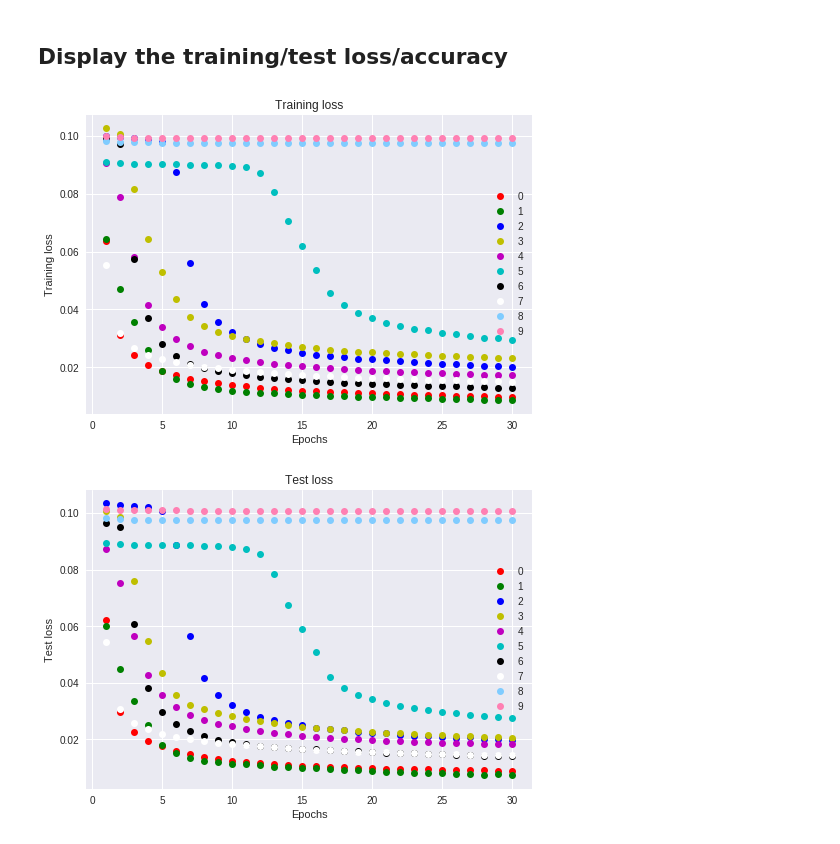
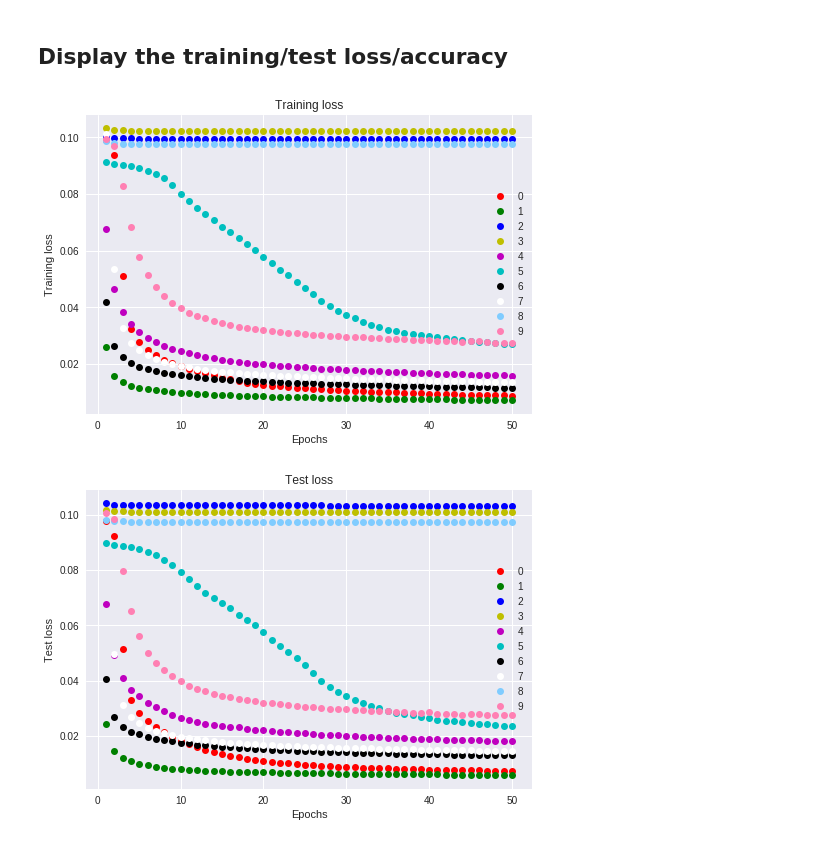
Before and after one commit to algo74/MLCourse, a Jupyter notebook: HW1/hw1_problem1.ipynb, the cells around one changed output. Cells and saved outputs as stored; diff of their text form; code cells hidden in the pictures.

```diff
--- a/HW1/hw1_problem1.ipynb
+++ b/HW1/hw1_problem1.ipynb
@@ -68,7 +67,6 @@ print(X_b.shape[1])
 initial_weights = np.random.randn(X_b.shape[1],10)
 weights=initial_weights
 learning_rate = 0.1
-epoches = 10
 batch_size = 30
 
 # https://gist.github.com/jovianlin/805189d4b19332f8b8a79bbd07e3f598#gistcomment-2756475
@@ -78,6 +76,13 @@ def sigmoid(x, derivative=False):
       return sigm * (1. - sigm)
   return sigm
 
+def calcAccuracy(real, predicted):
+  r = real.argmax(1)
+  p = predicted.argmax(1)
+  return (r == p).sum()/r.shape
+
+def Acc(X, y, W): return calcAccuracy(y, X.dot(W))
+
 def Loss(X, y, W):
   m = X.shape[0]
   z = X.dot(W)
@@ -86,13 +91,9 @@ def Loss(X, y, W):
 
 def gradLoss(m, X, y, W):
   z = X.dot(W)
-#   print('z shape: ', z.shape)
-#   print('X shape: ', X.shape)
-#   print('y shape: ', y.shape)
-#   print('W shape: ', W.shape)
-
   return 2/m * X.T.dot((sigmoid(z) - y) * sigmoid(z, True))
 
+# returns new weights
 def one_epoch(X, W, y, batch_size):
   m=X.shape[0]
   shuffled_indices = np.random.permutation(m)
@@ -111,9 +112,13 @@ def init_model():
   global weights
   global loss_values
   global tst_loss_values
+  global tr_acc
+  global tst_acc
   weights = initial_weights
   loss_values=[]
   tst_loss_values=[]
+  tr_acc=[]
+  tst_acc=[]
 
 def train(epoches):
   global weights
@@ -121,10 +126,12 @@ def train(epoches):
     weights = one_epoch(X_b, weights, train_labels, batch_size)
     loss_values.append(Loss(X_b, train_labels, weights))
     tst_loss_values.append(Loss(tstX_b, test_labels, weights))
+    tr_acc.append(Acc(X_b, train_labels, weights))
+    tst_acc.append(Acc(tstX_b, test_labels, weights))
 # %% [markdown]
 ## The training step
 # %%
-epochs = 30
+epochs = 50
 init_model()
 train(epochs)
 # print(loss_values)
@@ -147,17 +154,15 @@ plt.legend([p0, p1, p2, p3, p4, p5, p6, p7, p8, p9], [0,1,2,3,4,5,6,7,8,9])
 
 plt.show()
 # %% [output]
-[figure, old version]
+[figure, new version]
 # %%
-plt.rc('axes', prop_cycle=(cycler('color', ['r','g','b','y','m','c','k','w',(.5, .8, 1),(1, .5, .7)])))
-
 [p0, p1, p2, p3, p4, p5, p6, p7, p8, p9]=plt.plot(epochs_range, tst_loss_values, 'o')
 
 plt.title('Test loss')
 plt.xlabel('Epochs')
 plt.ylabel('Test loss')
 plt.legend([p0, p1, p2, p3, p4, p5, p6, p7, p8, p9], [0,1,2,3,4,5,6,7,8,9])
 
 plt.show()
 # %% [output]
-[figure, old version]
+[figure, new version]
```
Also changed, not shown: parts of 5 cells of this notebook.
